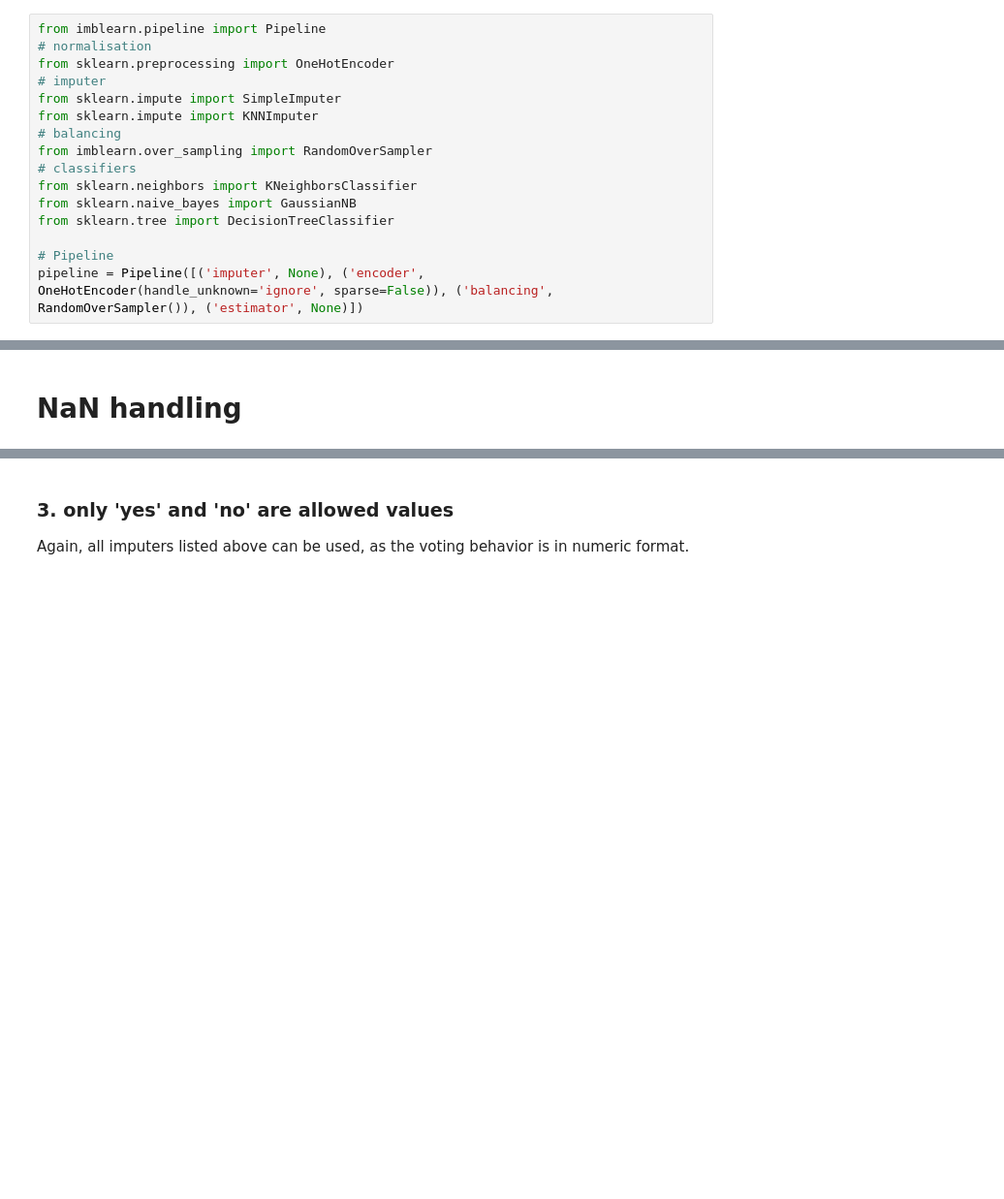
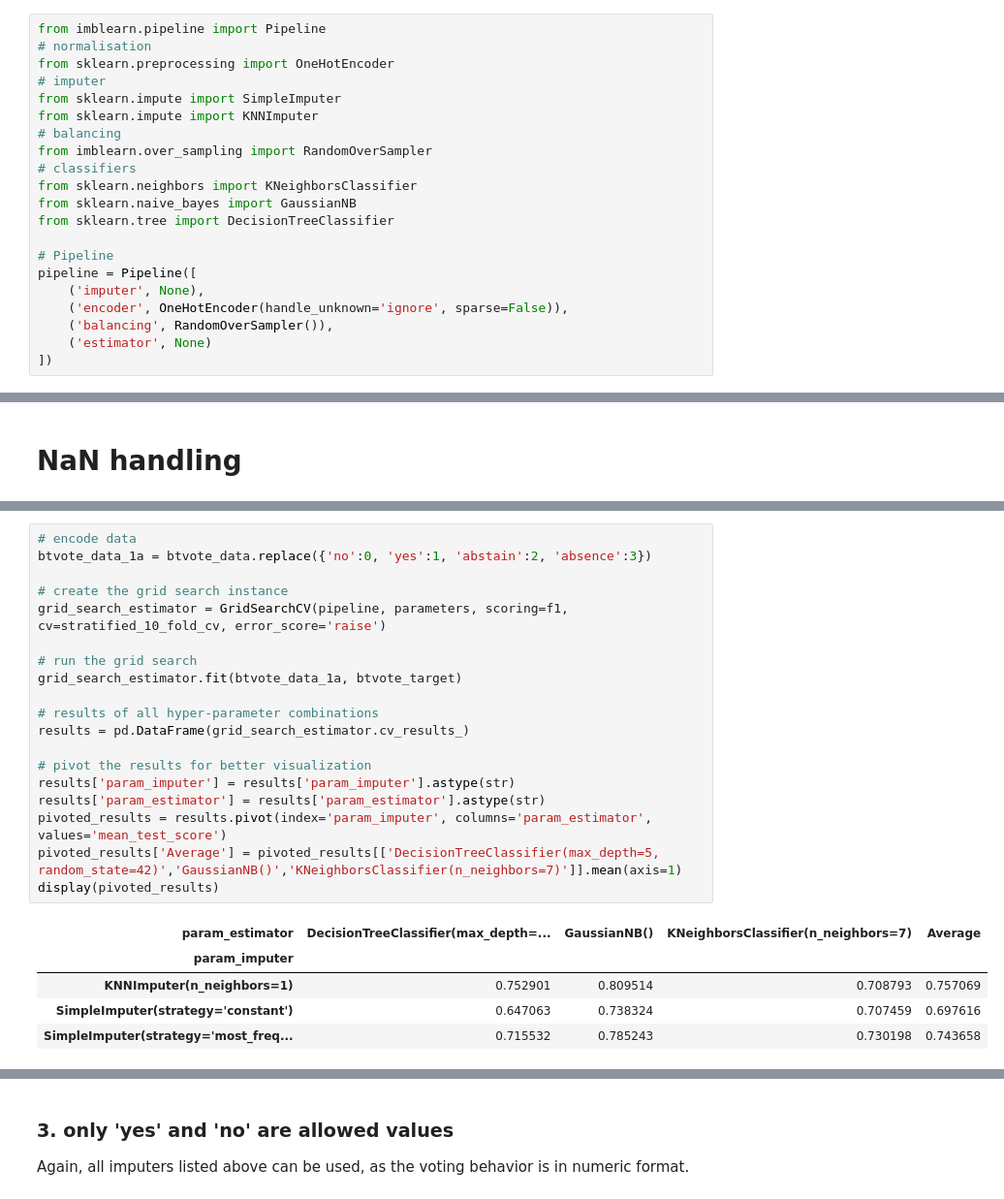
Before and after one commit to mograev/btvote, a Jupyter notebook: notebooks/1-imputing.ipynb, the cells around one changed output, grey strips where cells are left out. Shown at 97% size. Cells and saved outputs as stored; diff of their text form; blank space fills up the shorter version.

```diff
--- a/notebooks/1-imputing.ipynb
+++ b/notebooks/1-imputing.ipynb
@@ -44,7 +62,12 @@ from sklearn.naive_bayes import GaussianNB
 from sklearn.tree import DecisionTreeClassifier
 
 # Pipeline
-pipeline = Pipeline([('imputer', None), ('encoder', OneHotEncoder(handle_unknown='ignore', sparse=False)), ('balancing', RandomOverSampler()), ('estimator', None)])
+pipeline = Pipeline([
+    ('imputer', None),
+    ('encoder', OneHotEncoder(handle_unknown='ignore', sparse=False)),
+    ('balancing', RandomOverSampler()),
+    ('estimator', None)
+])
 # %%
 from sklearn.model_selection import StratifiedKFold
 from sklearn.model_selection import GridSearchCV
@@ -78,0 +111,25 @@ We cannot encode the voting behavior into numeric format as there is no order be
+# %%
+# encode data
+btvote_data_1a = btvote_data.replace({'no':0, 'yes':1, 'abstain':2, 'absence':3})
+
+# create the grid search instance
+grid_search_estimator = GridSearchCV(pipeline, parameters, scoring=f1, cv=stratified_10_fold_cv, error_score='raise')
+
+# run the grid search
+grid_search_estimator.fit(btvote_data_1a, btvote_target)
+
+# results of all hyper-parameter combinations
+results = pd.DataFrame(grid_search_estimator.cv_results_)
+
+# pivot the results for better visualization
+results['param_imputer'] = results['param_imputer'].astype(str)
+results['param_estimator'] = results['param_estimator'].astype(str)
+pivoted_results = results.pivot(index='param_imputer', columns='param_estimator', values='mean_test_score')
+pivoted_results['Average'] = pivoted_results[['DecisionTreeClassifier(max_depth=5, random_state=42)','GaussianNB()','KNeighborsClassifier(n_neighbors=7)']].mean(axis=1)
+display(pivoted_results)
+# %% [output]
+| param_estimator | DecisionTreeClassifier(max_depth=... | GaussianNB() | KNeighborsClassifier(n_neighbors=7) | Average |
+| param_imputer |  |  |  |  |
+| KNNImputer(n_neighbors=1) | 0.752901 | 0.809514 | 0.708793 | 0.757069 |
+| SimpleImputer(strategy='constant') | 0.647063 | 0.738324 | 0.707459 | 0.697616 |
+| SimpleImputer(strategy='most_freq... | 0.715532 | 0.785243 | 0.730198 | 0.743658 |
```
Also changed, not shown: parts of 34 cells of this notebook, 1 other file.
